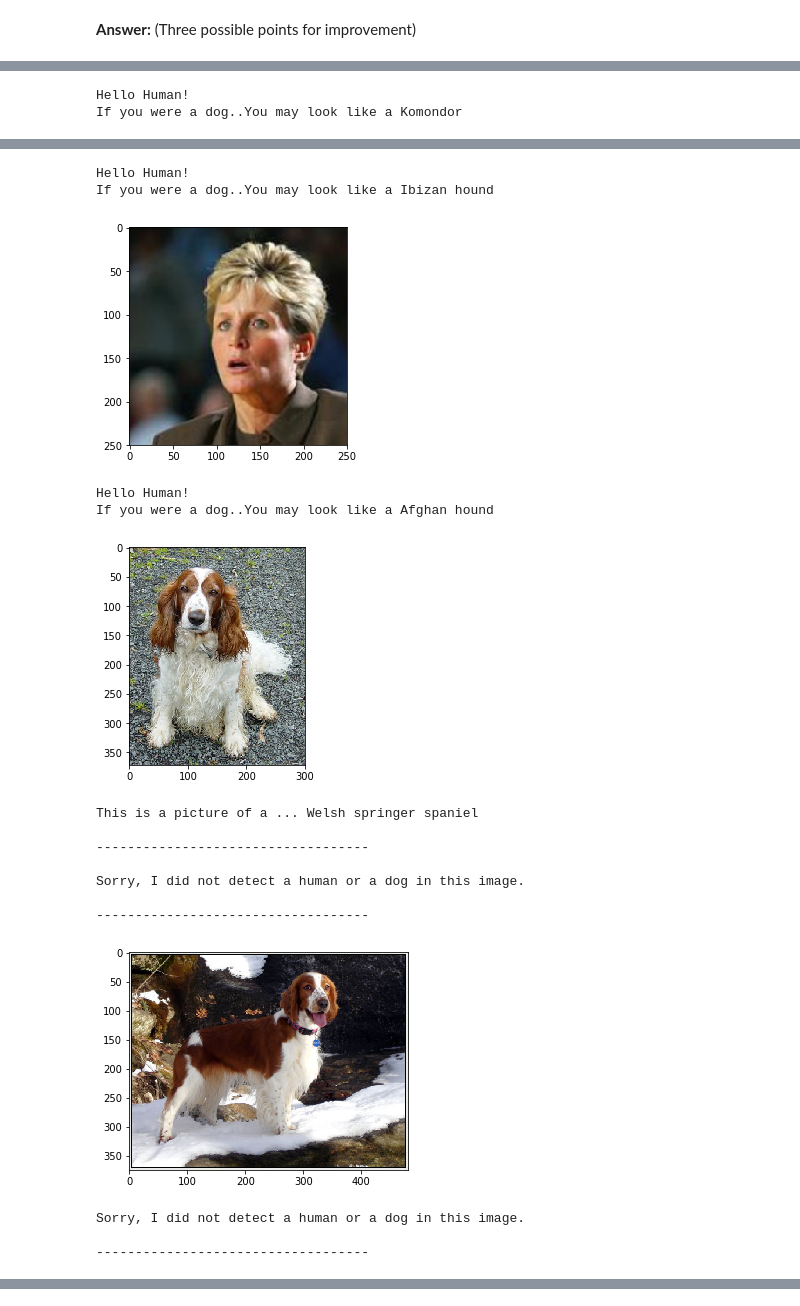
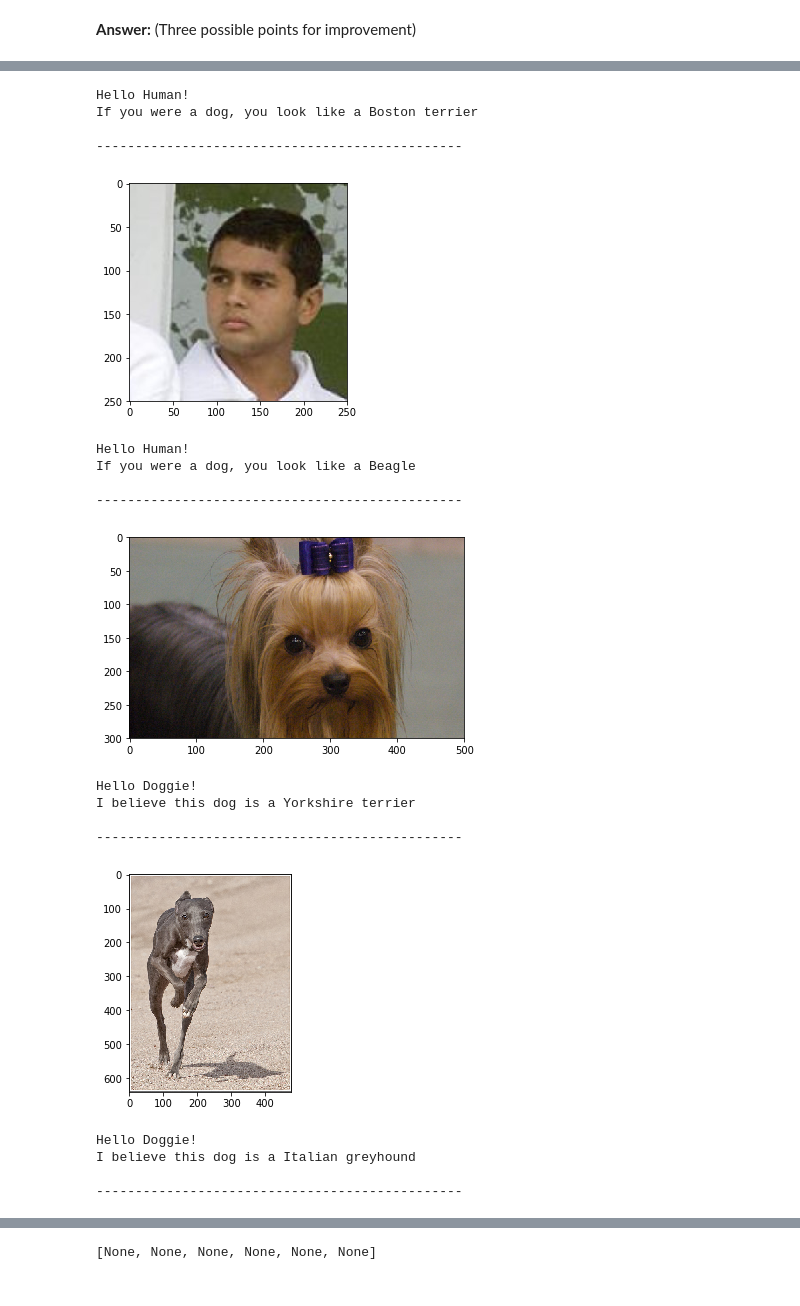
Before and after one commit to reitoukousen/deep-learning-v2-pytorch, a Jupyter notebook: project-dog-classification/dog_app.ipynb, the cells around one changed output, grey strips where cells are left out. Drawn from its saved outputs; the diff is of its cells as text; code cells hidden in the pictures.

```diff
--- a/project-dog-classification/dog_app.ipynb
+++ b/project-dog-classification/dog_app.ipynb
@@ -162,7 +162,7 @@ We suggest the face detector from OpenCV as a potential way to detect human imag
 # OpenCV's deep neural network reader using Aleksandr Rybnikov's res10 network
 net = cv2.dnn.readNetFromCaffe("deploy.prototxt.txt", "res10_300x300_ssd_iter_140000.caffemodel")
 
-def face_detector_dnn(img_path, conf=0.997):
+def face_detector_dnn(img_path, conf=0.97):
 
     # load the input image and construct an input blob for the image and resize image to
     # fixed 300x300 pixels and then normalize it
@@ -962,21 +969,20 @@ def run_app(img_path):
     plt.imshow(Image.open(img_path))
     plt.show()
 
-    if RESNET50_dog_detector(img_path) is True:
+    if VGG16_dog_detector(img_path) is True:
         print('Hello Doggie!')
         prediction = predict_breed_transfer(img_path)
         print(f'I believe this dog is a {prediction}')
-        print('\n\--------------------------------------/\n')
-    if face_detector_dnn(img_path) > 0:
+    elif face_detector_dnn(img_path) > 0:
         print('Hello Human!')
         prediction = predict_breed_transfer(img_path)
         print(f'If you were a dog, you look like a {prediction}')
-        print('\n\--------------------------------------/\n')
     else:
         print('Umm...')
         print('\n')
         print('Sorry, I did not detect a human or a dog in this image.')
-        print('\n\--------------------------------------/\n')
+
+    print('\n-----------------------------------------------\n')
 # %% [markdown]
 ---
 <a id='step6'></a>
@@ -996,5 +1002,7 @@ __Answer:__ (Three possible points for improvement)
 ## at least 6 images on your computer.
 ## Feel free to use as many code cells as needed.
 
-[run_app(img_path) for img_path in np.hstack((human_files[:3], dog_files[:3]))]
+img_list = np.hstack((human_files[-3:], dog_files[30], dog_files[40], dog_files[50]))
+print(img_list)
+[run_app(img_path) for img_path in img_list]
 # %% [output]
@@ -1002,2 +1015,0 @@ __Answer:__ (Three possible points for improvement)
-Hello Human!
-If you were a dog..You may look like a Komondor
@@ -1005,17 +1021,19 @@ If you were a dog..You may look like a Komondor
-Hello Human!
-If you were a dog..You may look like a Ibizan hound
+Hello Human!
+If you were a dog, you look like a Boston terrier
+
+-----------------------------------------------
-[figure, old version]
+[figure, new version]
-Hello Human!
-If you were a dog..You may look like a Afghan hound
+Hello Human!
+If you were a dog, you look like a Beagle
+
+-----------------------------------------------
-[figure, old version]
+[figure, new version]
-This is a picture of a ... Welsh springer spaniel
-
------------------------------------
-
-Sorry, I did not detect a human or a dog in this image.
-
------------------------------------
+Hello Doggie!
+I believe this dog is a Yorkshire terrier
+
+-----------------------------------------------
-[figure, old version]
+[figure, new version]
-Sorry, I did not detect a human or a dog in this image.
-
------------------------------------
+Hello Doggie!
+I believe this dog is a Italian greyhound
+
+-----------------------------------------------
@@ -1030,3 +1045,4 @@ Sorry, I did not detect a human or a dog in this image.
+[None, None, None, None, None, None]
 # %%
 # Run app on custom user images
 
```
Also changed, not shown: parts of 18 cells of this notebook.
